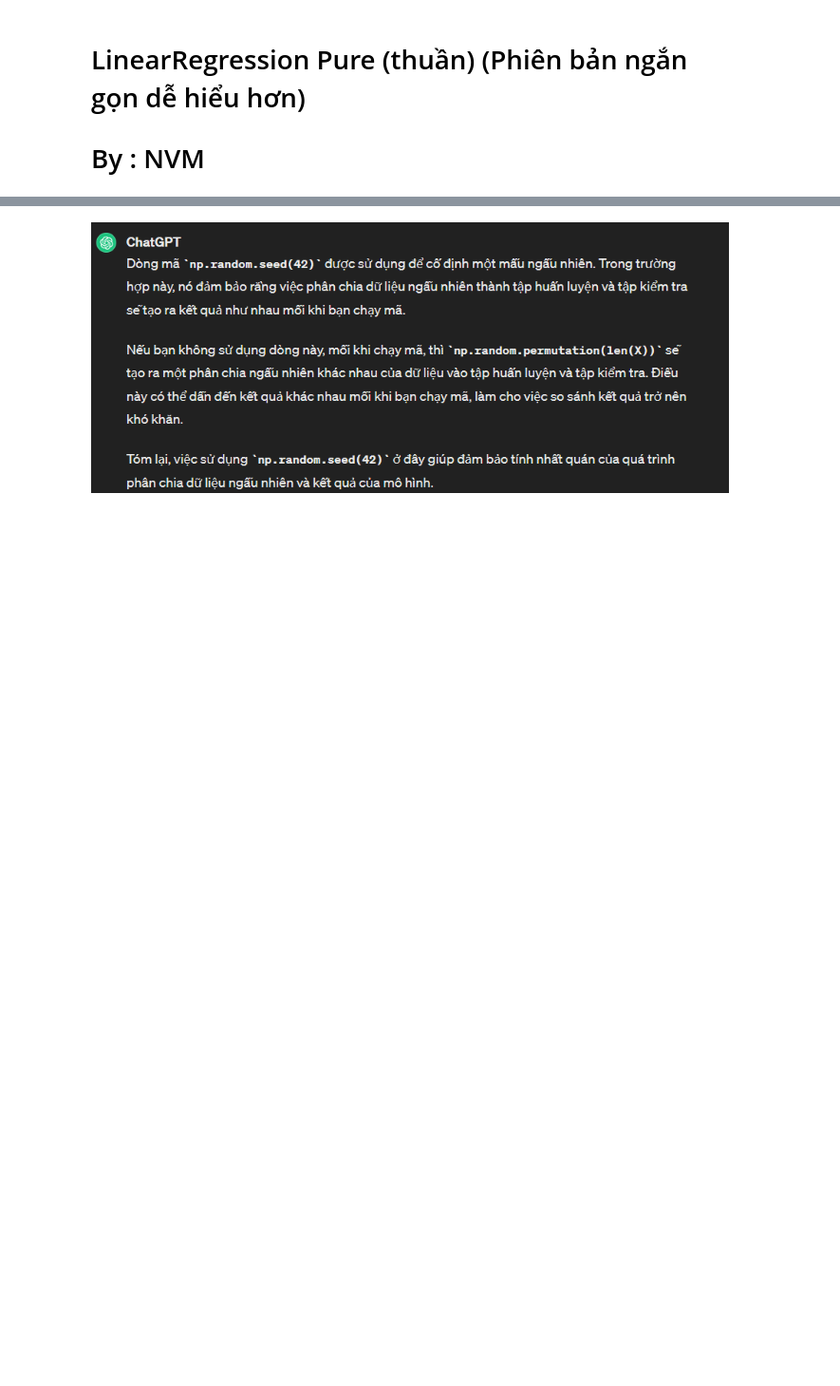
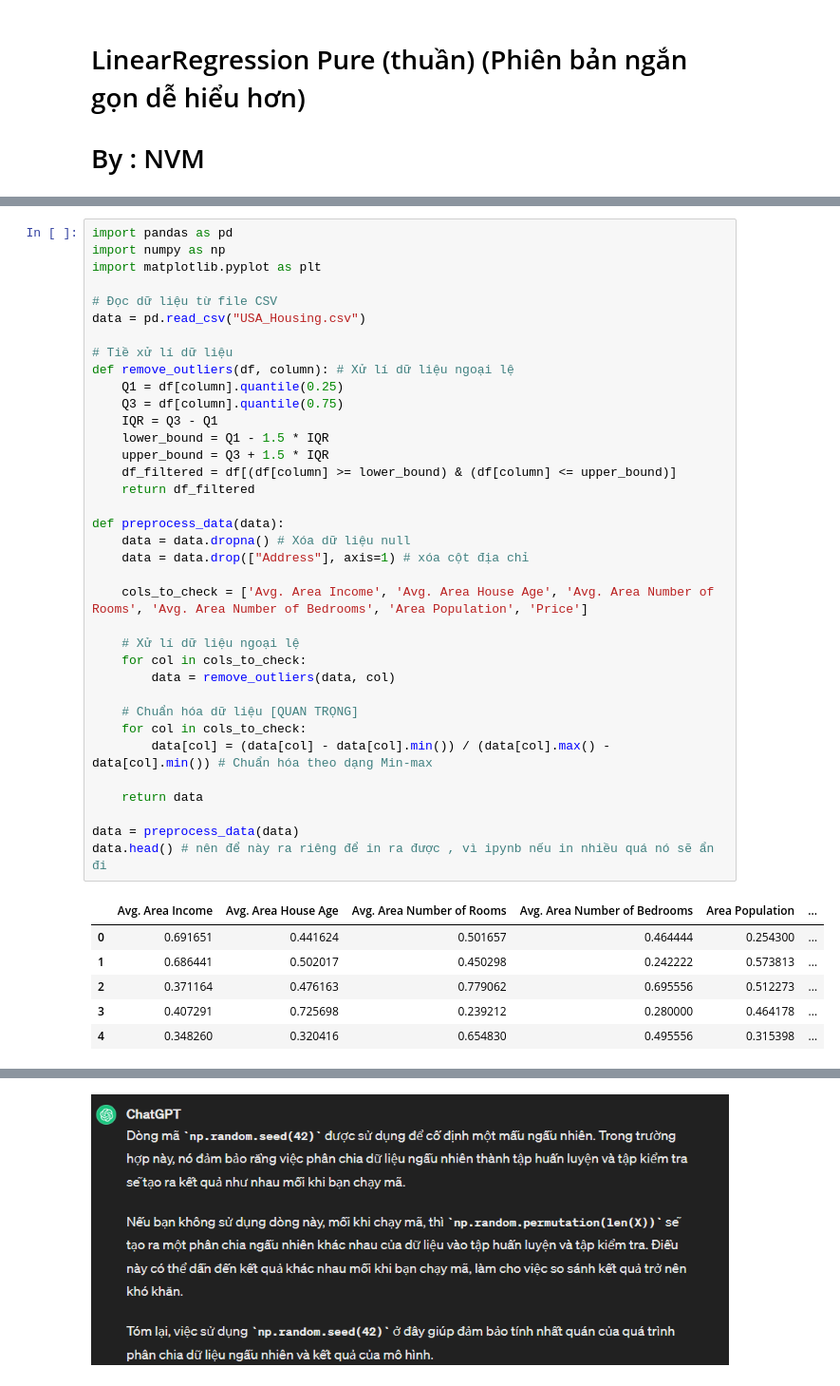
Before and after one commit to NguyenVanManh-AI/Deep-Learning, a Jupyter notebook: Learning/Chapter2_Machine learning_basic/Lab1_LinearRegression/Lab1_LinearRegression.ipynb, the cells around one changed output, grey strips where cells are left out. Shown at 95% size. Saved outputs shown, nothing was run; the diff lists cells and outputs as text; blank space fills up the shorter version.

```diff
--- a/Learning/Chapter2_Machine learning_basic/Lab1_LinearRegression/Lab1_LinearRegression.ipynb
+++ b/Learning/Chapter2_Machine learning_basic/Lab1_LinearRegression/Lab1_LinearRegression.ipynb
@@ -30,3 +30,46 @@ data.head() # nên để này ra riêng để in ra được , vì ipynb nếu i
+# %%
+import pandas as pd
+import numpy as np
+import matplotlib.pyplot as plt
+
+# Đọc dữ liệu từ file CSV
+data = pd.read_csv("USA_Housing.csv")
+
+# Tiề xử lí dữ liệu
+def remove_outliers(df, column): # Xử lí dữ liệu ngoại lệ
+    Q1 = df[column].quantile(0.25)
+    Q3 = df[column].quantile(0.75)
+    IQR = Q3 - Q1
+    lower_bound = Q1 - 1.5 * IQR
+    upper_bound = Q3 + 1.5 * IQR
+    df_filtered = df[(df[column] >= lower_bound) & (df[column] <= upper_bound)]
+    return df_filtered
+
+def preprocess_data(data):
+    data = data.dropna() # Xóa dữ liệu null
+    data = data.drop(["Address"], axis=1) # xóa cột địa chỉ
+
+    cols_to_check = ['Avg. Area Income', 'Avg. Area House Age', 'Avg. Area Number of Rooms', 'Avg. Area Number of Bedrooms', 'Area Population', 'Price']
+
+    # Xử lí dữ liệu ngoại lệ
+    for col in cols_to_check:
+        data = remove_outliers(data, col)
+
+    # Chuẩn hóa dữ liệu [QUAN TRỌNG]
+    for col in cols_to_check:
+        data[col] = (data[col] - data[col].min()) / (data[col].max() - data[col].min()) # Chuẩn hóa theo dạng Min-max
+
+    return data
+
+data = preprocess_data(data)
+data.head() # nên để này ra riêng để in ra được , vì ipynb nếu in nhiều quá nó sẽ ẩn đi
+# %% [output]
+|  | Avg. Area Income | Avg. Area House Age | Avg. Area Number of Rooms | Avg. Area Number of Bedrooms | Area Population | ... |
+| 0 | 0.691651 | 0.441624 | 0.501657 | 0.464444 | 0.254300 | ... |
+| 1 | 0.686441 | 0.502017 | 0.450298 | 0.242222 | 0.573813 | ... |
+| 2 | 0.371164 | 0.476163 | 0.779062 | 0.695556 | 0.512273 | ... |
+| 3 | 0.407291 | 0.725698 | 0.239212 | 0.280000 | 0.464178 | ... |
+| 4 | 0.348260 | 0.320416 | 0.654830 | 0.495556 | 0.315398 | ... |
 # %%
 def matrix_transformation(x, y) :
     x = np.concatenate((np.ones((x.shape[0], 1)), x), axis=1) # thêm cột 1 vào ma trận x , m*n+1 với n biến đầu vào mà m mẫu
```
Also changed, not shown: parts of 7 cells of this notebook, 9 other files.
